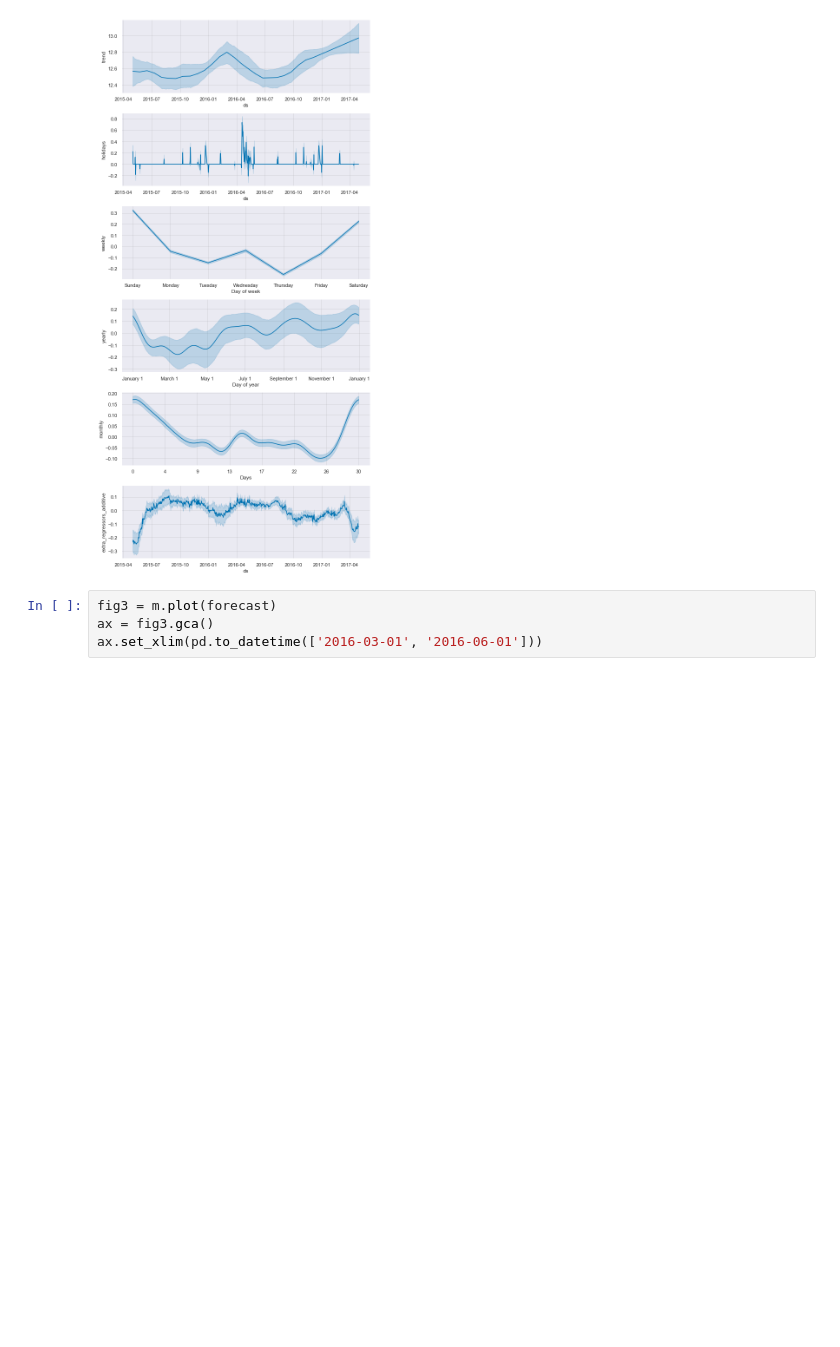
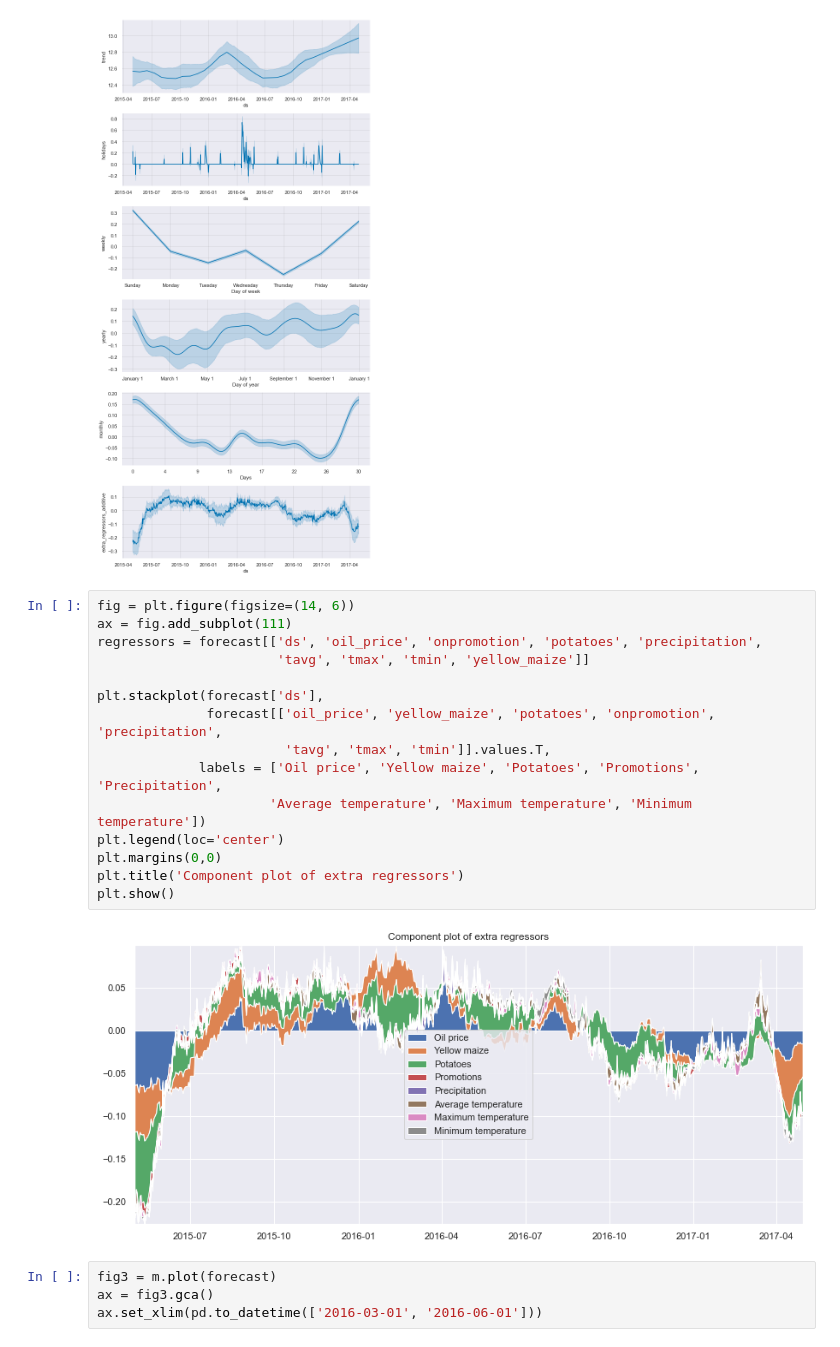
Before and after one commit to Elias-YJ/bsc-thesis, a Jupyter notebook: Reference_model.ipynb, the cells around one changed output. Drawn from its saved outputs; the diff is of its cells as text; blank space fills up the shorter version.

Commit message:
Display component plots for each regressor

```diff
--- a/Reference_model.ipynb
+++ b/Reference_model.ipynb
@@ -135,6 +135,23 @@ WARNING:pystan:800 of 800 iterations saturated the maximum tree depth of 10 (100
 WARNING:pystan:Run again with max_treedepth larger than 10 to avoid saturation
 [figure]
 [figure]
+# %%
+fig = plt.figure(figsize=(14, 6))
+ax = fig.add_subplot(111)
+regressors = forecast[['ds', 'oil_price', 'onpromotion', 'potatoes', 'precipitation',
+                       'tavg', 'tmax', 'tmin', 'yellow_maize']]
+
+plt.stackplot(forecast['ds'],
+              forecast[['oil_price', 'yellow_maize', 'potatoes', 'onpromotion', 'precipitation',
+                        'tavg', 'tmax', 'tmin']].values.T,
+             labels = ['Oil price', 'Yellow maize', 'Potatoes', 'Promotions', 'Precipitation',
+                      'Average temperature', 'Maximum temperature', 'Minimum temperature'])
+plt.legend(loc='center')
+plt.margins(0,0)
+plt.title('Component plot of extra regressors')
+plt.show()
+# %% [output]
+[figure, added]
 # %%
 fig3 = m.plot(forecast)
 ax = fig3.gca()
```
